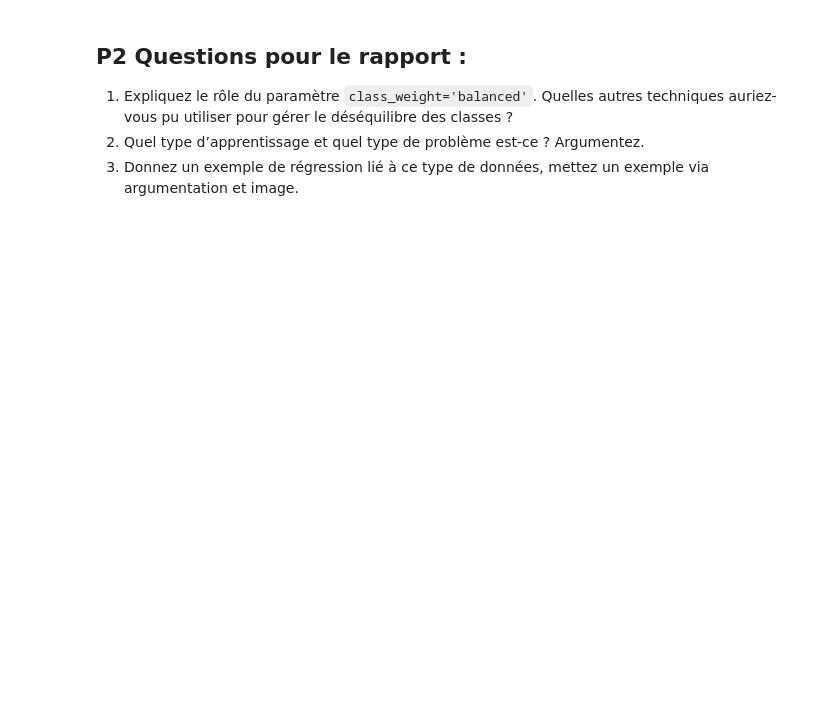
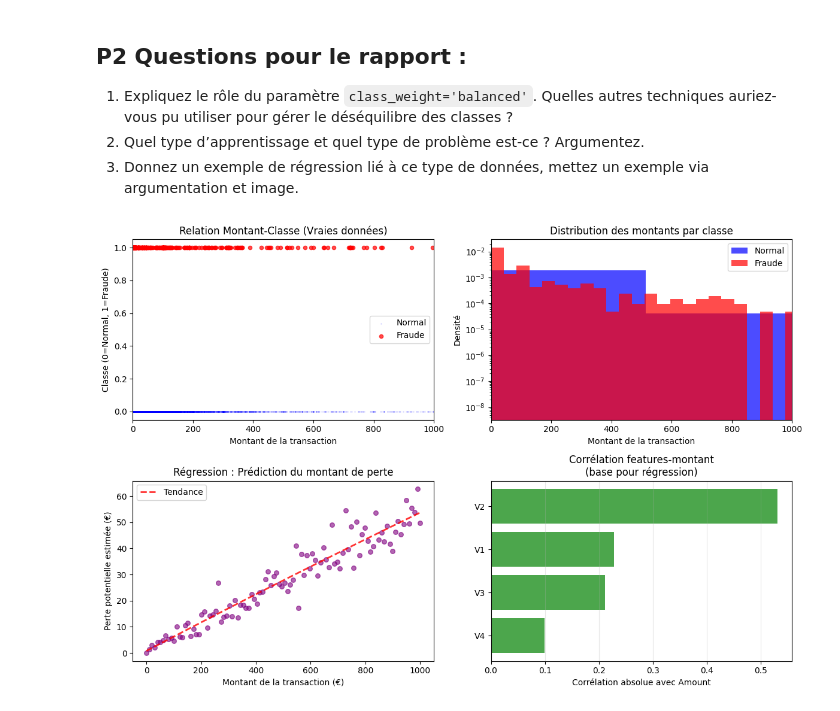
Before and after one commit to cmatheo/nexa-ml-dl, a Jupyter notebook: partie_2.ipynb, the cells around one changed output. Saved outputs shown, nothing was run; the diff lists cells and outputs as text; code cells hidden in the pictures; blank space fills up the shorter version.

```diff
--- a/partie_2.ipynb
+++ b/partie_2.ipynb
@@ -38,3 +468,85 @@ Enfin, évaluez le modèle en utilisant les métriques appropriées : matrice de
 1. Expliquez le rôle du paramètre `class_weight='balanced'`. Quelles autres techniques auriez-vous pu utiliser pour gérer le déséquilibre des classes ?
 2. Quel type d’apprentissage et quel type de problème est-ce ? Argumentez.
 3. Donnez un exemple de régression lié à ce type de données, mettez un exemple via argumentation et image.
+# %%
+# Exemple de visualisation pour la régression basée sur les vraies données
+plt.figure(figsize=(12, 8))
+
+# Analyse de la relation entre montant et probabilité de fraude
+fraud_transactions = df[df['Class'] == 1]
+normal_transactions = df[df['Class'] == 0]
+
+# Graphique 1: Relation entre montant et classe
+plt.subplot(2, 2, 1)
+# Échantillonnage pour la visualisation (éviter le surplotting)
+normal_sample = normal_transactions.sample(min(10000, len(normal_transactions)), random_state=42)
+plt.scatter(normal_sample['Amount'], normal_sample['Class'], alpha=0.1, s=1, label='Normal', color='blue')
+plt.scatter(fraud_transactions['Amount'], fraud_transactions['Class'], alpha=0.7, s=20, label='Fraude', color='red')
+plt.xlabel('Montant de la transaction')
+plt.ylabel('Classe (0=Normal, 1=Fraude)')
+plt.title('Relation Montant-Classe (Vraies données)')
+plt.legend()
+plt.xlim(0, 1000)  # Limiter l'axe x pour une meilleure visibilité
+
+# Graphique 2: Distribution des montants par classe
+plt.subplot(2, 2, 2)
+plt.hist(normal_transactions['Amount'], bins=50, alpha=0.7, label='Normal', color='blue', density=True)
+plt.hist(fraud_transactions['Amount'], bins=50, alpha=0.7, label='Fraude', color='red', density=True)
+plt.xlabel('Montant de la transaction')
+plt.ylabel('Densité')
+plt.title('Distribution des montants par classe')
+plt.legend()
+plt.xlim(0, 1000)
+plt.yscale('log')
+
+# Graphique 3: Simulation de régression - Montant vs Risque potentiel
+plt.subplot(2, 2, 3)
+# Créer une relation réaliste basée sur les vraies données
+amounts_range = np.linspace(0, 1000, 100)
+# Modèle simple : risque augmente avec le montant mais avec variabilité
+base_risk = 0.05 * amounts_range + 0.1 * np.sqrt(amounts_range)
+# Ajouter du bruit réaliste
+noise = np.random.normal(0, 0.2 * np.sqrt(amounts_range + 1), len(amounts_range))
+potential_loss = np.maximum(0, base_risk + noise)
+
+plt.scatter(amounts_range, potential_loss, alpha=0.6, color='purple', s=30)
+# Ligne de tendance
+z = np.polyfit(amounts_range, potential_loss, 2)
+p = np.poly1d(z)
+plt.plot(amounts_range, p(amounts_range), "r--", alpha=0.8, linewidth=2, label='Tendance')
+plt.xlabel('Montant de la transaction (€)')
+plt.ylabel('Perte potentielle estimée (€)')
+plt.title('Régression : Prédiction du montant de perte')
+plt.legend()
+
+# Graphique 4: Analyse des features importantes pour la régression
+plt.subplot(2, 2, 4)
+# Corrélation entre quelques features V et le montant
+features_to_analyze = ['V1', 'V2', 'V3', 'V4', 'Amount']
+correlation_with_amount = df[features_to_analyze].corr()['Amount'].abs().sort_values(ascending=True)
+correlation_with_amount = correlation_with_amount[correlation_with_amount.index != 'Amount']
+
+plt.barh(range(len(correlation_with_amount)), correlation_with_amount.values, color='green', alpha=0.7)
+plt.yticks(range(len(correlation_with_amount)), correlation_with_amount.index)
+plt.xlabel('Corrélation absolue avec Amount')
+plt.title('Corrélation features-montant\n(base pour régression)')
+plt.grid(axis='x', alpha=0.3)
+
+plt.tight_layout()
+plt.show()
+
+# Statistiques pour la régression
+print("\n" + "="*50)
+print("STATISTIQUES POUR LA RÉGRESSION (vraies données)")
+print("="*50)
+print(f"Montant moyen transactions normales: {normal_transactions['Amount'].mean():.2f}€")
+print(f"Montant moyen transactions frauduleuses: {fraud_transactions['Amount'].mean():.2f}€")
+print(f"Montant médian transactions normales: {normal_transactions['Amount'].median():.2f}€")
+print(f"Montant médian transactions frauduleuses: {fraud_transactions['Amount'].median():.2f}€")
+print(f"Montant max transactions normales: {normal_transactions['Amount'].max():.2f}€")
+print(f"Montant max transactions frauduleuses: {fraud_transactions['Amount'].max():.2f}€")
+
+print("\nCette analyse montre comment les vraies données pourraient être utilisées")
+print("pour un problème de régression au lieu de classification.")
+# %% [output]
+[figure, added]
```
Also changed, not shown: parts of 11 cells of this notebook, 2 other files.
